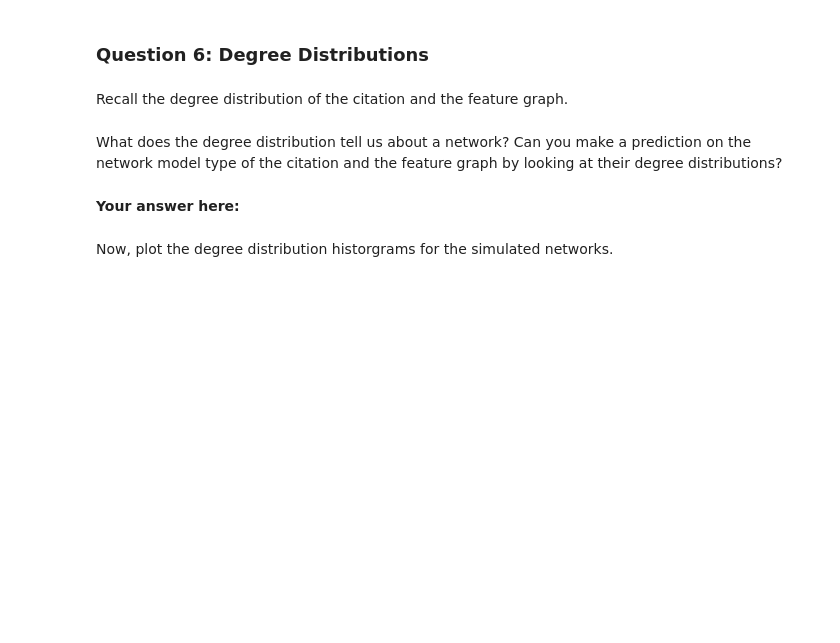
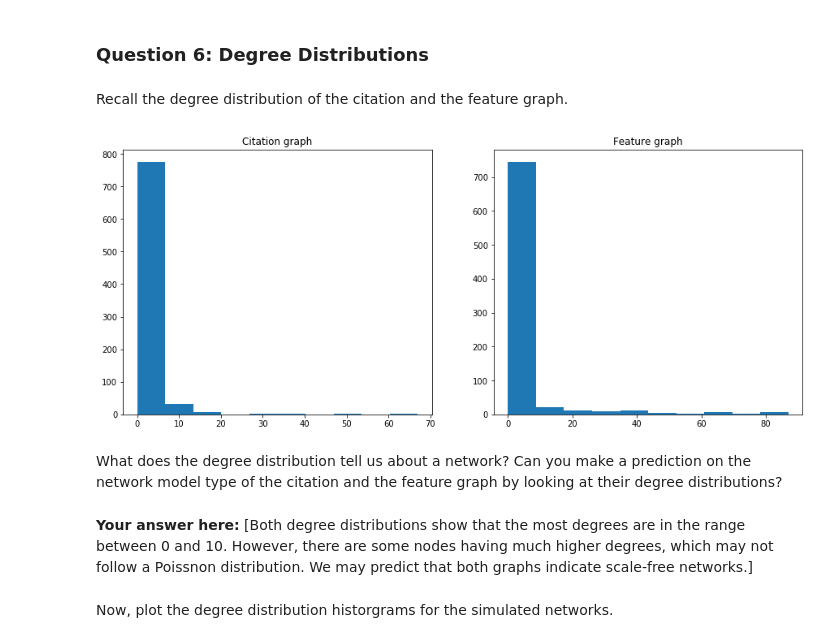
Before and after one commit to xiaohai12/ntds2019, a Jupyter notebook: assignments/1_network_science.ipynb, the cells around one changed output. Saved outputs shown, nothing was run; the diff lists cells and outputs as text; code cells hidden in the pictures; blank space fills up the shorter version.

```diff
--- a/assignments/1_network_science.ipynb
+++ b/assignments/1_network_science.ipynb
@@ -513,15 +560,18 @@ Recall the degree distribution of the citation and the feature graph.
 # %%
 fig, axes = plt.subplots(1, 2, figsize=(15, 6))
 axes[0].set_title('Citation graph')
-citation_degrees = # Your code here.
+citation_degrees = [G_citation.degree(i) for i in range(n)]
 axes[0].hist(citation_degrees);
 axes[1].set_title('Feature graph')
-feature_degrees = # Your code here.
+feature_degrees = [G_feature.degree(i) for i in range(n)]
 axes[1].hist(feature_degrees);
+# %% [output]
+[figure, added]
 # %% [markdown]
 What does the degree distribution tell us about a network? Can you make a prediction on the network model type of the citation and the feature graph by looking at their degree distributions?
-# %% [markdown]
-**Your answer here:**
+# %% [markdown]
+**Your answer here:**
+[Both degree distributions show that the most degrees are in the range between 0 and 10. However, there are some nodes having much higher degrees, which may not follow a Poissnon distribution. We may predict that both graphs indicate scale-free networks.]
 # %% [markdown]
 Now, plot the degree distribution historgrams for the simulated networks.
 # %%
```
Also changed, not shown: parts of 68 cells of this notebook.
